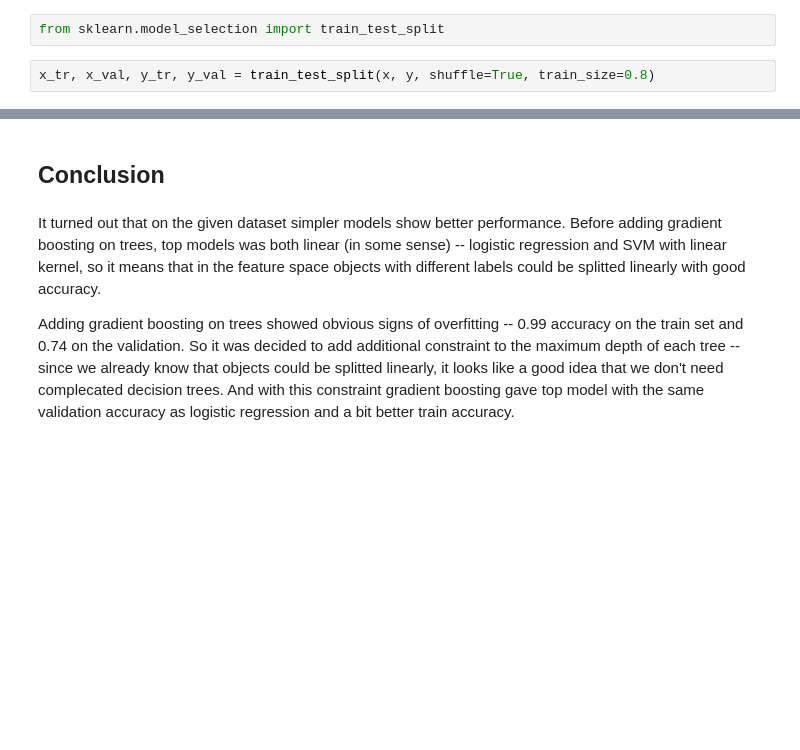
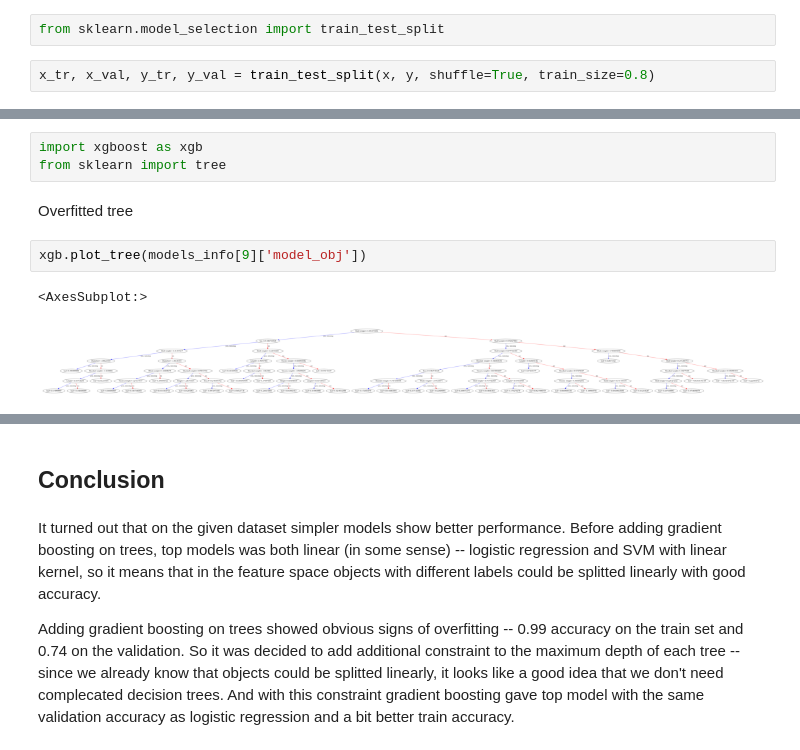
Before and after one commit to EvgeniyAzarov/ml-course, a Jupyter notebook: lab2/lab2.ipynb, the cells around one changed output, grey strips where cells are left out. Saved outputs shown, nothing was run; the diff lists cells and outputs as text; blank space fills up the shorter version.

```diff
--- a/lab2/lab2.ipynb
+++ b/lab2/lab2.ipynb
@@ -203,0 +210,10 @@ pd.DataFrame(models_info).sort_values('accuracy val', ascending=False)
+# %%
+import xgboost as xgb
+from sklearn import tree
+# %% [markdown]
+Overfitted tree
+# %%
+xgb.plot_tree(models_info[9]['model_obj'])
+# %% [output]
+<AxesSubplot:>
+[figure, added]
```
Also changed, not shown: parts of 8 cells of this notebook.
